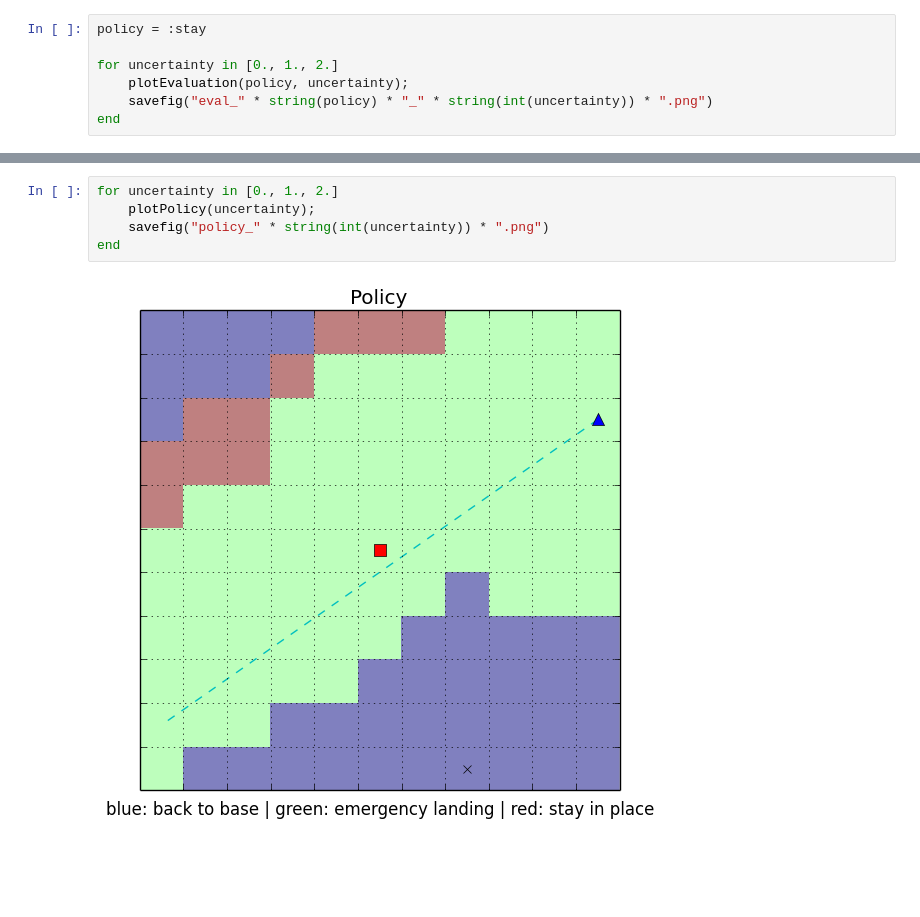
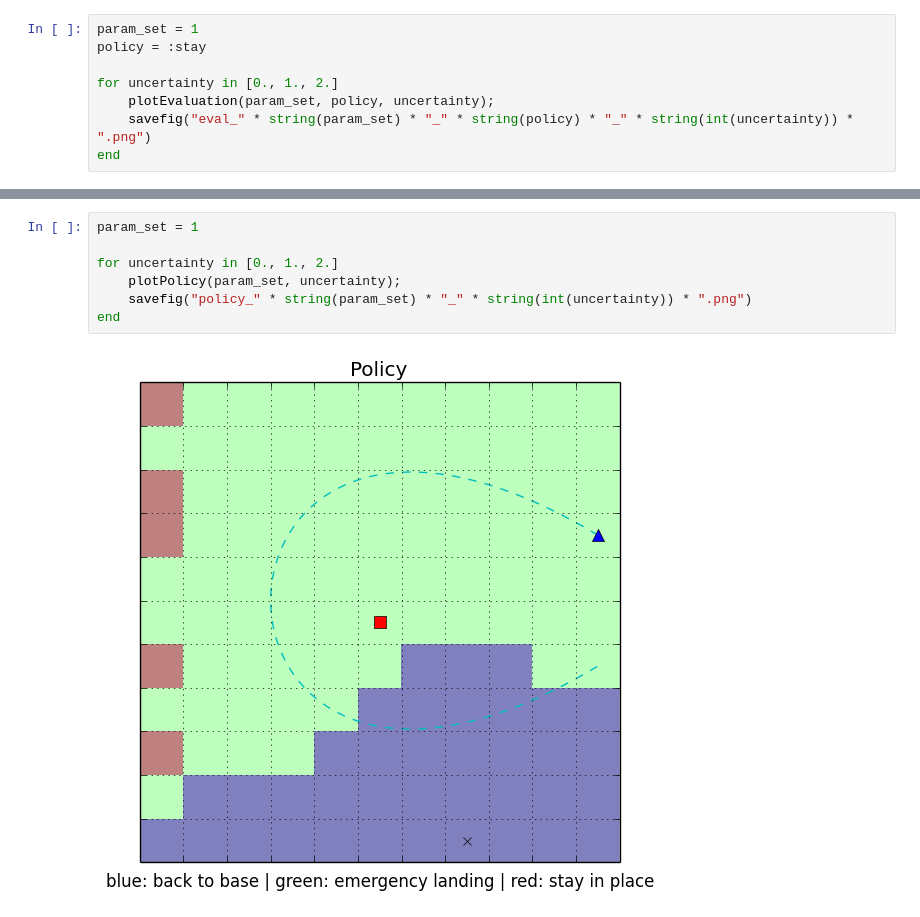
Before and after one commit to neosado/Firestorm, a Jupyter notebook: ScenarioOne.ipynb, the cells around one changed output, grey strips where cells are left out. Cells and saved outputs as stored; diff of their text form; blank space fills up the shorter version.

```diff
--- a/ScenarioOne.ipynb
+++ b/ScenarioOne.ipynb
@@ -24,8 +29,9 @@ Slider{Float64}([Input{Float64}] 0.0,"uncertainty",0.0,0.0:1.0:2.0)
 # %%
+param_set = 1
 policy = :stay
 
 for uncertainty in [0., 1., 2.]
-    plotEvaluation(policy, uncertainty);
-    savefig("eval_" * string(policy) * "_" * string(int(uncertainty)) * ".png")
+    plotEvaluation(param_set, policy, uncertainty);
+    savefig("eval_" * string(param_set) * "_" * string(policy) * "_" * string(int(uncertainty)) * ".png")
 end
 # %% [output]
@@ -35,7 +41,9 @@ end
 # %%
+param_set = 1
+
 for uncertainty in [0., 1., 2.]
-    plotPolicy(uncertainty);
-    savefig("policy_" * string(int(uncertainty)) * ".png")
+    plotPolicy(param_set, uncertainty);
+    savefig("policy_" * string(param_set) * "_" * string(int(uncertainty)) * ".png")
 end
 # %% [output]
-[figure, old version]
+[figure, new version]
```
Also changed, not shown: parts of 5 cells of this notebook, 3 other files.
